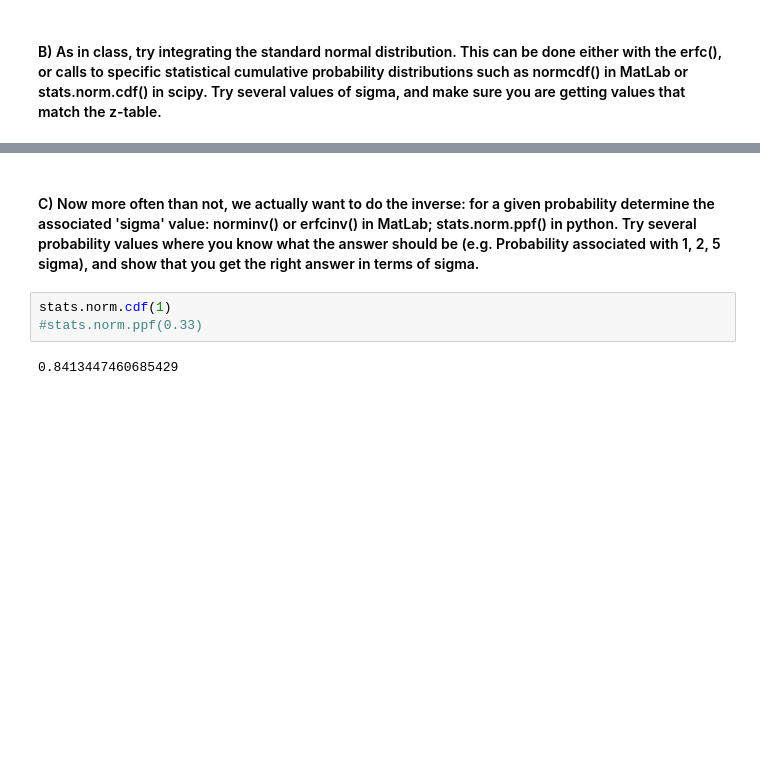
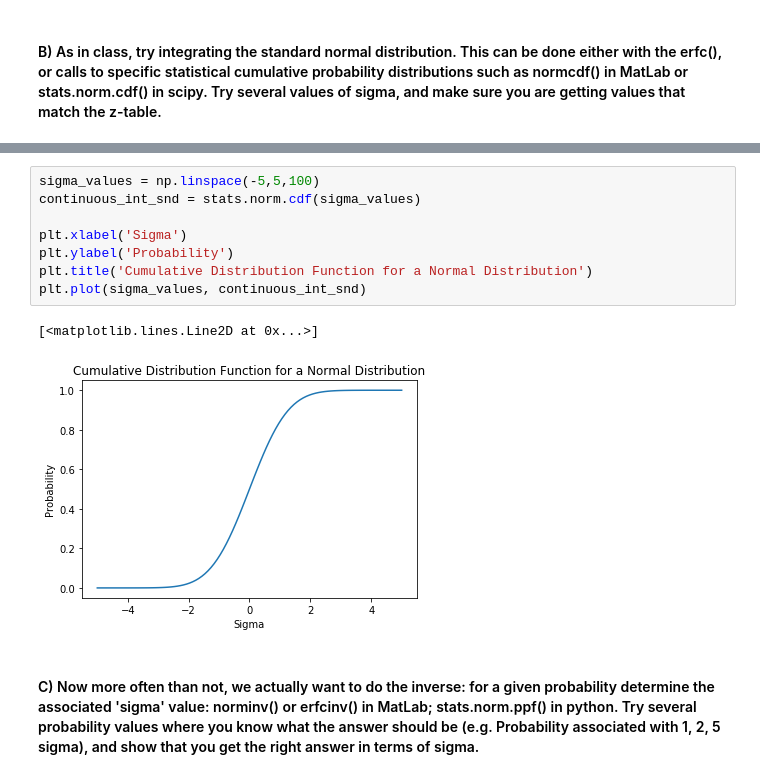
Before and after one commit to lexie98/Physics434, a Jupyter notebook: Lab1.ipynb, the cells around one changed output, grey strips where cells are left out. Saved outputs shown, nothing was run; the diff lists cells and outputs as text; blank space fills up the shorter version.

```diff
--- a/Lab1.ipynb
+++ b/Lab1.ipynb
@@ -47,7 +51,13 @@ The intregated standard normal distributions at the four different sigma I chose
+# %%
+sigma_values = np.linspace(-5,5,100)
+continuous_int_snd = stats.norm.cdf(sigma_values)
+
+plt.xlabel('Sigma')
+plt.ylabel('Probability')
+plt.title('Cumulative Distribution Function for a Normal Distribution')
+plt.plot(sigma_values, continuous_int_snd)
+# %% [output]
+[<matplotlib.lines.Line2D at 0x...>]
+[figure, added]
 # %% [markdown]
 #### C) Now more often than not, we actually want to do the inverse: for a given probability determine the associated 'sigma' value: norminv() or erfcinv() in MatLab; stats.norm.ppf() in python. Try several probability values where you know what the answer should be (e.g. Probability associated with 1, 2, 5 sigma), and show that you get the right answer in terms of sigma.
-# %%
-stats.norm.cdf(1)
-#stats.norm.ppf(0.33)
-# %% [output]
-0.8413447460685429
```
Also changed, not shown: parts of 32 cells of this notebook.
